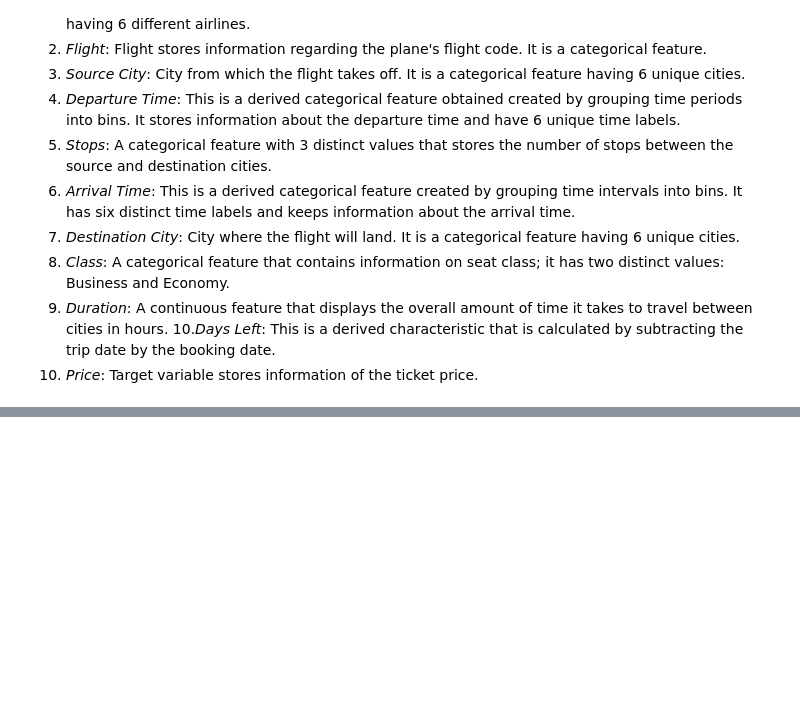
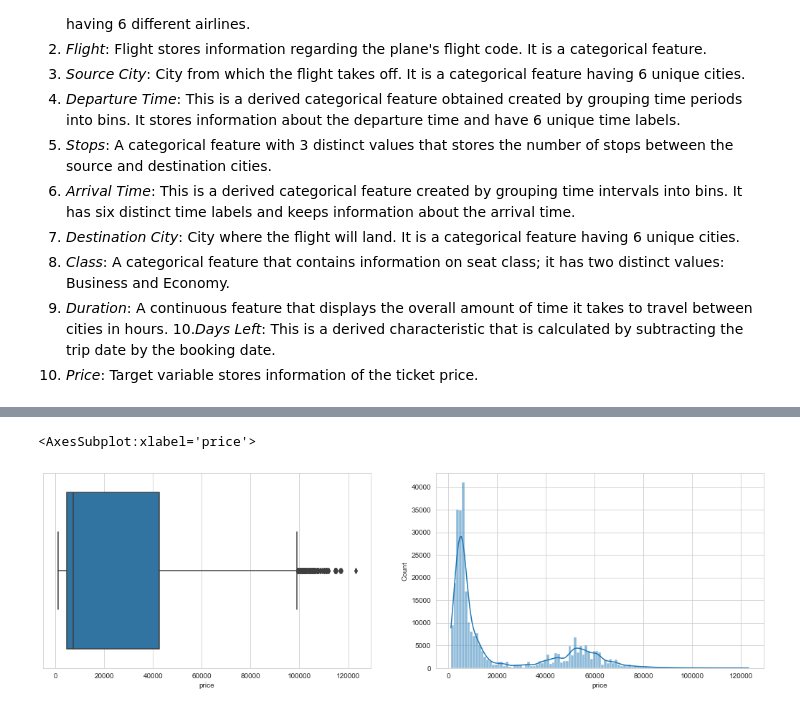
Before and after one commit to julienjta/Data-Science-Portfolio, a Jupyter notebook: Project 1/Flight Price Prediction (Regression).ipynb, the cells around one changed output, grey strips where cells are left out. Saved outputs shown, nothing was run; the diff lists cells and outputs as text; code cells hidden in the pictures; blank space fills up the shorter version.

Commit message:
Adding datasets

```diff
--- a/Project 1/Flight Price Prediction (Regression).ipynb
+++ b/Project 1/Flight Price Prediction (Regression).ipynb
@@ -41,0 +51,29 @@ The various features of the cleaned dataset are explained below:
+# %%
+import pandas as pd
+import numpy as np
+import seaborn as sns
+import matplotlib.pyplot as plt
+from sklearn.metrics import r2_score
+
+from sklearn.model_selection import train_test_split, GridSearchCV,KFold,cross_val_score
+from sklearn.metrics import mean_squared_error
+
+from sklearn.cluster import KMeans
+from sklearn.decomposition import PCA
+
+from sklearn.linear_model import LinearRegression
+from xgboost import XGBRegressor
+from sklearn.ensemble import RandomForestRegressor,VotingRegressor
+from sklearn.neighbors import KNeighborsRegressor
+from sklearn.linear_model import Lasso, Ridge
+
+from sklearn.compose import ColumnTransformer
+from sklearn.pipeline import Pipeline,make_pipeline
+from sklearn.impute import SimpleImputer
+from sklearn.preprocessing import OneHotEncoder
+
+from category_encoders import MEstimateEncoder
+
+from scipy import stats
+
+sns.set_style("whitegrid")
@@ -41,0 +84,4 @@ The various features of the cleaned dataset are explained below:
+# %%
+df = pd.read_csv("https://raw.githubusercontent.com/julienjta/Data-Science-Portfolio/main/Project%201/data/dataset.csv",index_col=0)
+print("There are {} observations for {} predictors.".format(df.shape[0],df.shape[1]))
+df.head()
@@ -41,0 +128,9 @@ The various features of the cleaned dataset are explained below:
+# %%
+plt.figure(figsize = (18,5))
+plt.subplot(1,2,2)
+sns.histplot(x = 'price', data = df, kde = True)
+plt.subplot(1,2,1)
+sns.boxplot(x = 'price', data = df)
+# %% [output]
+<AxesSubplot:xlabel='price'>
+[figure, added]
```
Also changed, not shown: parts of 33 cells of this notebook, 2 other files.
